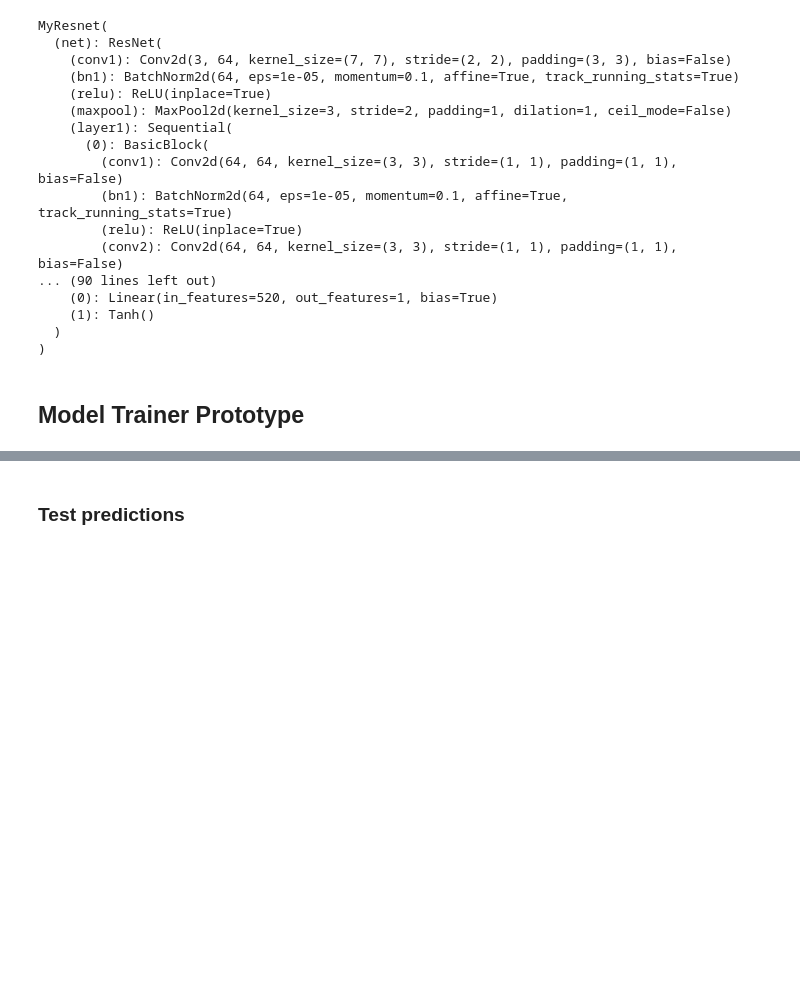
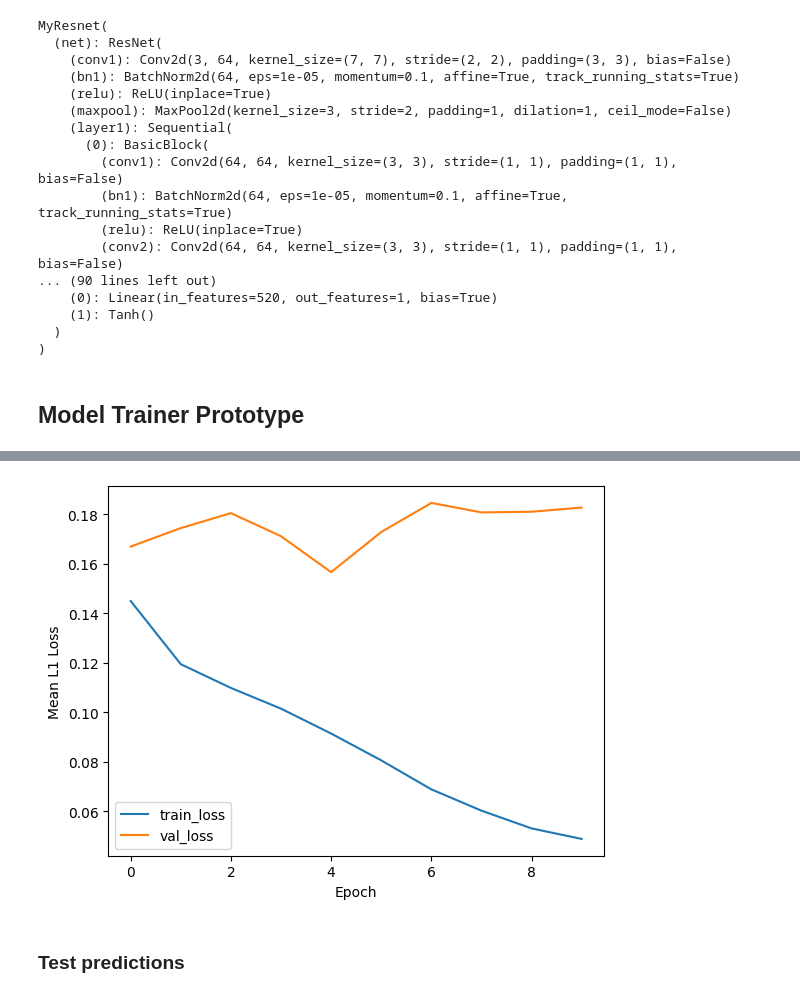
Before and after one commit to moritzwassmer/APPRAS_e2e_imitation, a Jupyter notebook: models/resnet_baseline/resnet_apple_silicon.ipynb, the cells around one changed output, grey strips where cells are left out. Drawn from its saved outputs; the diff is of its cells as text; code cells hidden in the pictures; blank space fills up the shorter version.

```diff
--- a/models/resnet_baseline/resnet_apple_silicon.ipynb
+++ b/models/resnet_baseline/resnet_apple_silicon.ipynb
@@ -98,7 +101,7 @@ class MyResnet(nn.Module):
 # %% [markdown]
 ## Data Loaders, Data Sets
 # %%
-# path_data = "../data/Dataset Ege/Dataset Ege 1"
+# path_data = "../../data/Dataset Ege/Dataset Ege 1"
 path_data = os.path.join("..", "..", "data", "data")
 
 # train_path = "../input" #data must be shared publically, doing local for now
@@ -110,8 +113,10 @@ config = {"used_inputs": ["rgb","measurements"],
         }
 
 df_meta_data = create_metadata_df(path_data, config["used_inputs"])
-df_meta_data_train, df_meta_data_test = train_test_split(df_meta_data, towns={"train": ["Town04", "Town06"], "test": ["Town05"]})
-# df_meta_data_train, df_meta_data_test = df_meta_data, df_meta_data
+df_meta_data_train, df_meta_data_test = train_test_split(df_meta_data, towns={"train": ["Town04"], "test": ["Town05"]}) # "Town06"
+# Make test set the 15% of the size of the train set
+df_meta_data_test = df_meta_data_test.sample(n=int(df_meta_data_train.shape[0] * 0.15), random_state=3)
+# df_meta_data_train, df_meta_data_test = df_meta_data.head(int(258866/120)), df_meta_data.head(int(258866/120))
 
 train_dataset = CARLADataset(root_dir=path_data, df_meta_data=df_meta_data_train, config=config)
 test_dataset = CARLADataset(root_dir=path_data, df_meta_data=df_meta_data_test, config=config)
@@ -121,6 +126,13 @@ test_dataset = CARLADataset(root_dir=path_data, df_meta_data=df_meta_data_test,
 batch_size = 64
 train_dataloader = DataLoader(train_dataset, batch_size=batch_size, shuffle=True)
 test_dataloader = DataLoader(test_dataset, batch_size=batch_size, shuffle=False)
+
+train_dataloader_fast = FastDataLoader(train_dataset, batch_size=batch_size, shuffle=True)
+test_dataloader_fast = FastDataLoader(test_dataset, batch_size=batch_size, shuffle=False)
+
+
+train_dataloader_mp = DataLoader(train_dataset, batch_size=batch_size, shuffle=True, num_workers=4, pin_memory=True)
+test_dataloader_mp = DataLoader(test_dataset, batch_size=batch_size, shuffle=False, num_workers=4, pin_memory=True)
 # %%
 len(train_dataloader)
 # %% [output]
@@ -216,13 +238,13 @@ def forward_pass(data):
 
     # Calculate Loss
     start_loss = time.time()
-    loss_throttle = 0.7*criterion(Y_hat_throttle, Y_throttle)
-    loss_steer = 0.2*criterion(Y_hat_steer, Y_steer)
-    loss_brake = 0.1*criterion(Y_hat_brake, Y_brake)
-    loss = sum([loss_throttle, loss_steer, loss_brake])
+    loss_throttle = criterion(Y_hat_throttle, Y_throttle) # 0.7*
+    loss_steer = criterion(Y_hat_steer, Y_steer) # 0.2
+    loss_brake = criterion(Y_hat_brake, Y_brake) # 0.1
+    loss = sum([loss_throttle, loss_steer, loss_brake]) / 3
     end_loss = time.time()
     time_loss = end_loss - start_loss
-    return loss, time_prep, time_trans_cuda, time_forward, time_trans_cuda_2, time_loss
+    return loss_throttle, loss_steer, loss_brake, loss, time_prep, time_trans_cuda, time_forward, time_trans_cuda_2, time_loss
 # %%
 # Loss and Optimizer
 criterion = nn.L1Loss() # Easy to interpret #nn.MSELoss()
@@ -380,0 +427,16 @@ df_speed_stats
+# %%
+def get_performance_stats():
+    df_performance_stats = pd.DataFrame({
+    "train_loss" : train_loss,
+    "train_loss_throttle" : train_loss_throttle,
+    "train_loss_brake": train_loss_brake,
+    "train_loss_steer" : train_loss_steer,
+    "val_loss" : val_loss,
+    "val_loss_throttle" : val_loss_throttle,
+    "val_loss_brake" : val_loss_brake,
+    "val_loss_steer" : val_loss_steer
+    })
+    return df_performance_stats
+# %%
+df_performance_stats = get_performance_stats()
+df_performance_stats.to_pickle(f"df_perf_rgb_resnet_num_epochs_{n_epochs}.pkl")
@@ -380,0 +457,3 @@ df_speed_stats
+# %%
+df_performance_stats[["train_loss", "val_loss"]].plot(xlabel="Epoch", ylabel="Mean L1 Loss",)
+# %% [output]
@@ -381 +461,2 @@ df_speed_stats
+[figure, added]
 # %%
```
Also changed, not shown: parts of 17 cells of this notebook, 5 other files.
